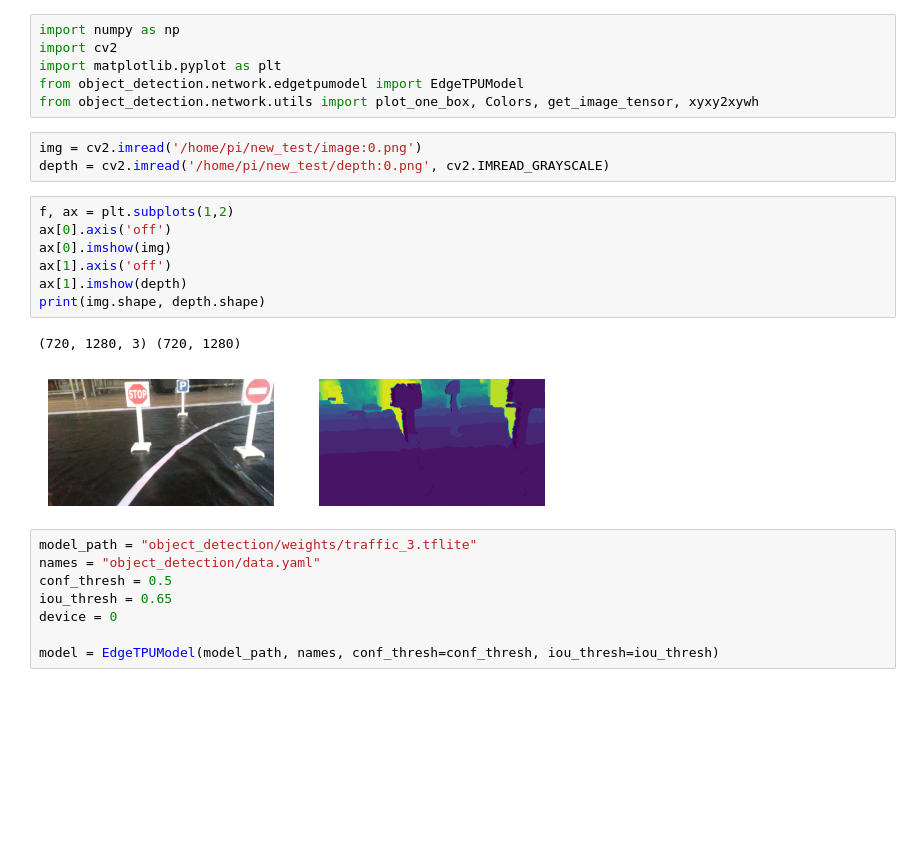
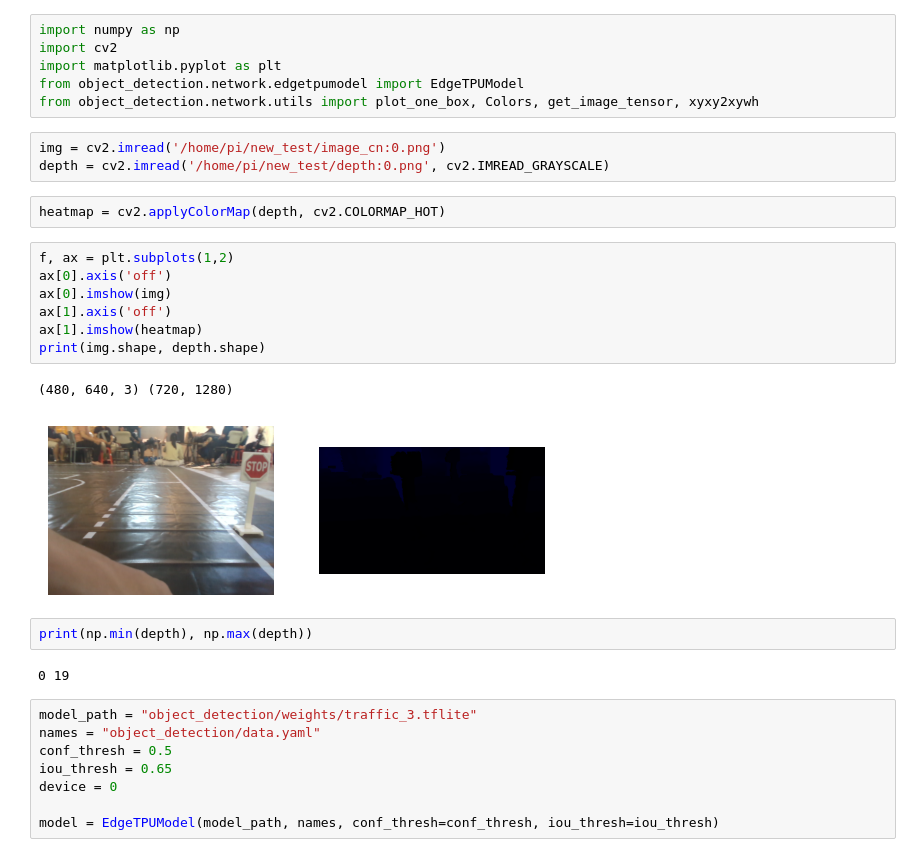
Before and after one commit to MMN0208/BFMC_BKBuilder_Brain_ROS, a Jupyter notebook: src/perception/testobject.ipynb, the cells around one changed output. Drawn from its saved outputs; the diff is of its cells as text; blank space fills up the shorter version.

```diff
--- a/src/perception/testobject.ipynb
+++ b/src/perception/testobject.ipynb
@@ -5,18 +5,24 @@ import matplotlib.pyplot as plt
 from object_detection.network.edgetpumodel import EdgeTPUModel
 from object_detection.network.utils import plot_one_box, Colors, get_image_tensor, xyxy2xywh
 # %%
-img = cv2.imread('/home/pi/new_test/image:0.png')
+img = cv2.imread('/home/pi/new_test/image_cn:0.png')
 depth = cv2.imread('/home/pi/new_test/depth:0.png', cv2.IMREAD_GRAYSCALE)
+# %%
+heatmap = cv2.applyColorMap(depth, cv2.COLORMAP_HOT)
 # %%
 f, ax = plt.subplots(1,2)
 ax[0].axis('off')
 ax[0].imshow(img)
 ax[1].axis('off')
-ax[1].imshow(depth)
+ax[1].imshow(heatmap)
 print(img.shape, depth.shape)
 # %% [output]
-(720, 1280, 3) (720, 1280)
+(480, 640, 3) (720, 1280)
-[figure, old version]
+[figure, new version]
+# %%
+print(np.min(depth), np.max(depth))
+# %% [output]
+0 19
 # %%
 model_path = "object_detection/weights/traffic_3.tflite"
 names = "object_detection/data.yaml"
```
Also changed, not shown: parts of 6 cells of this notebook, 14 other files.
